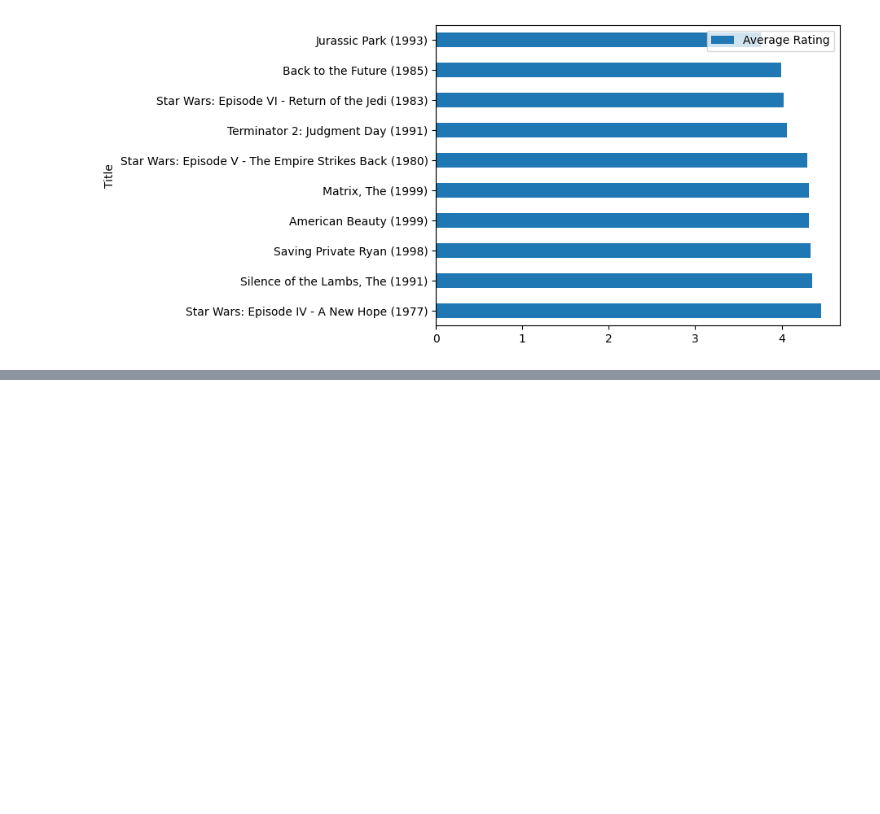
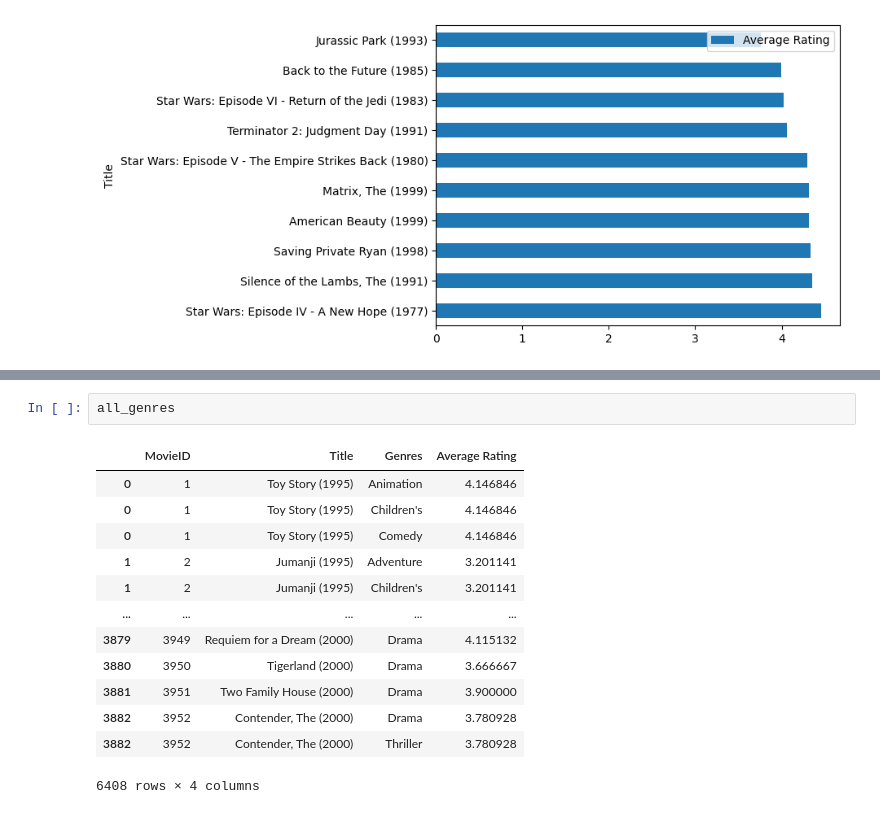
Before and after one commit to the-HarshUpadhyay/Movie-Recommendation, a Jupyter notebook: notebooks/data_exploration.ipynb, the cells around one changed output, grey strips where cells are left out. Cells and saved outputs as stored; diff of their text form; blank space fills up the shorter version.

```diff
--- a/notebooks/data_exploration.ipynb
+++ b/notebooks/data_exploration.ipynb
@@ -174,0 +207,16 @@ dat_movies[dat_movies['Title'].isin(popular_movies)].sort_values('Average Rating
+# %%
+all_genres
+# %% [output]
+|  | MovieID | Title | Genres | Average Rating |
+| 0 | 1 | Toy Story (1995) | Animation | 4.146846 |
+| 0 | 1 | Toy Story (1995) | Children's | 4.146846 |
+| 0 | 1 | Toy Story (1995) | Comedy | 4.146846 |
+| 1 | 2 | Jumanji (1995) | Adventure | 3.201141 |
+| 1 | 2 | Jumanji (1995) | Children's | 3.201141 |
+| ... | ... | ... | ... | ... |
+| 3879 | 3949 | Requiem for a Dream (2000) | Drama | 4.115132 |
+| 3880 | 3950 | Tigerland (2000) | Drama | 3.666667 |
+| 3881 | 3951 | Two Family House (2000) | Drama | 3.900000 |
+| 3882 | 3952 | Contender, The (2000) | Drama | 3.780928 |
+| 3882 | 3952 | Contender, The (2000) | Thriller | 3.780928 |
+6408 rows × 4 columns
```
Also changed, not shown: parts of 4 cells of this notebook.
